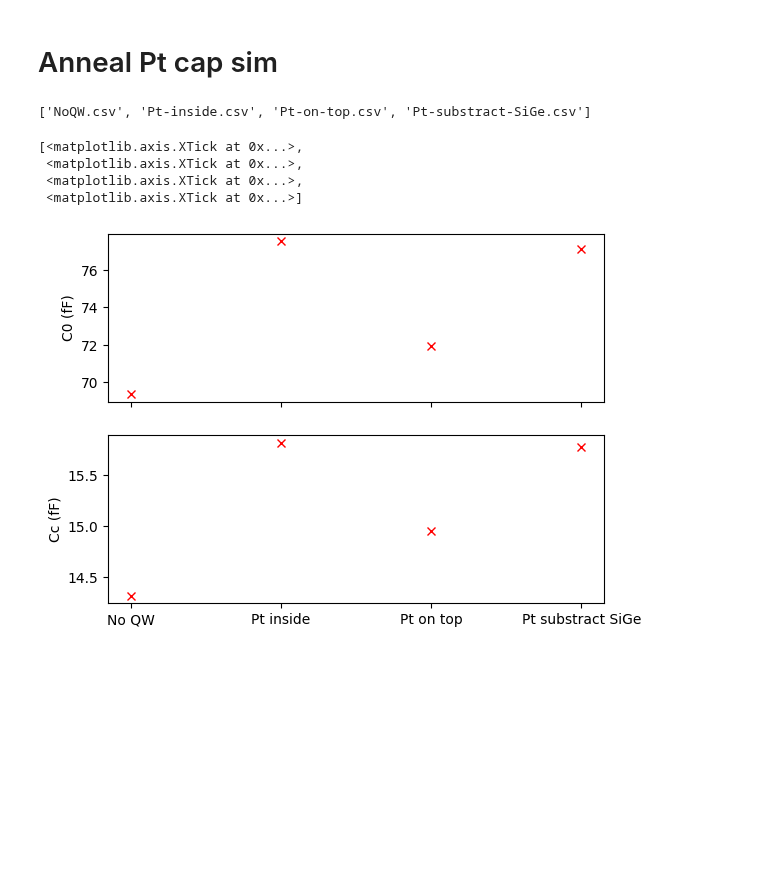
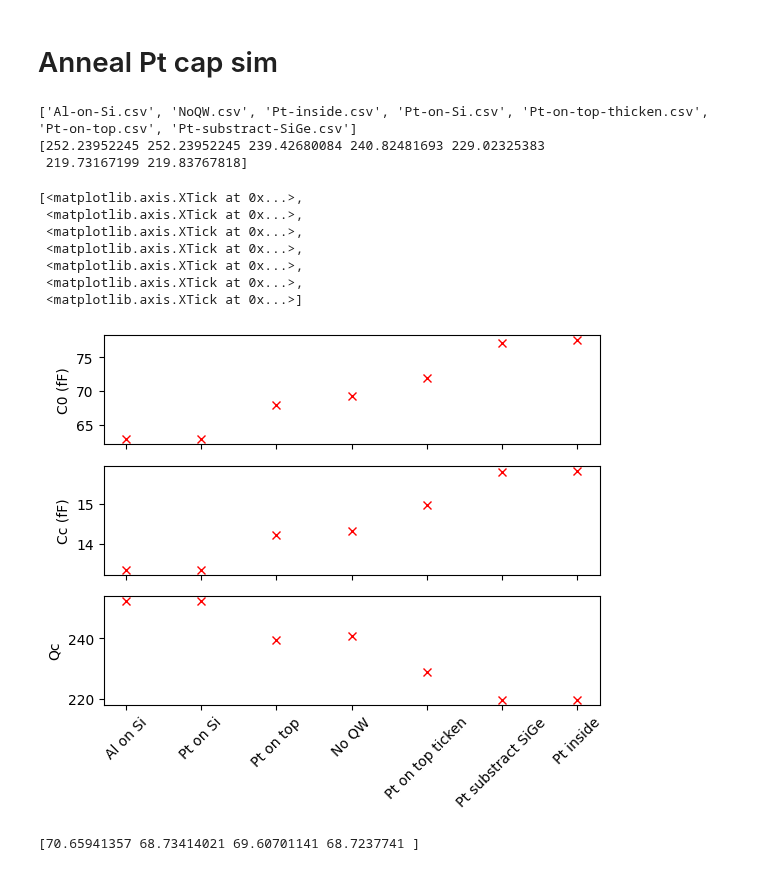
Before and after one commit to cbelo/resonators, a Jupyter notebook: 20240420-chips/simulation-plots.ipynb, the cells around one changed output. Cells and saved outputs as stored; diff of their text form; code cells hidden in the pictures; blank space fills up the shorter version.

```diff
--- a/20240420-chips/simulation-plots.ipynb
+++ b/20240420-chips/simulation-plots.ipynb
@@ -493,38 +493,59 @@ Text(0, 0.5, 'Frequency (GHz)')
 # %%
 import csv
 path = r'C:\Users\localadmin\Documents\Ansoft\Anneal-Pt-test'
 file_list_all = os.listdir(path)
 file_list = []
 for f in file_list_all:
     if f.endswith('.csv'):
         file_list.append(f)
 print(file_list)
 
 C0 = []
 Cc = []
 for f in file_list:
     with open(os.path.join(path, f), mode ='r') as file:
         csvFile = csv.reader(file)
         for i, row in enumerate(csvFile):
             if i == 0:
                 pass
             if i == 1:
                 C0.append(float(row[1]))
                 Cc.append(float(row[2]))
-C0 = np.array(C0)
-Cc = np.array(Cc)
-times = np.array(['1\'49', ])
+C0 = np.sort(-1*np.array(C0))
+Cc = np.sort(-1*np.array(Cc))
 fig, ax = plt.subplots(3,1)
-ax[0].plot(-1*C0, 'rx')
+ax[0].plot(C0, 'rx')
 ax[0].set_ylabel('C0 (fF)')
-ax[1].plot(-1*Cc, 'rx')
+ax[1].plot(Cc, 'rx')
 ax[1].set_ylabel('Cc (fF)')
 ax[0].set_xticks(ticks = range(len(C0)), labels = [])
-ax[1].set_xticks(ticks = range(len(C0)), labels = ['No QW', 'Pt inside', 'Pt on top', 'Pt substract SiGe'])
+ax[1].set_xticks(ticks = range(len(C0)), labels = [])
+
+# ax[1].set_xticks(ticks = range(len(C0)), labels = ['No QW', 'Pt inside', 'Pt on top', 'Pt substract SiGe'])
+
+fr = 5.4e9
+Qc = 1e15*(Cc + C0)/(2*np.pi*fr*50*Cc**2)
+print(Qc)
+ax[2].plot(Qc, 'rx')
+ax[2].set_ylabel('Qc')
+ax[2].set_xticks(ticks = range(len(C0)), labels =  ['Al on Si', 'Pt on Si', 'Pt on top',  'No QW',  'Pt on top ticken',    'Pt substract SiGe',  'Pt inside',   ], rotation = 45)
+
+#
 # %% [output]
-['NoQW.csv', 'Pt-inside.csv', 'Pt-on-top.csv', 'Pt-substract-SiGe.csv']
+['Al-on-Si.csv', 'NoQW.csv', 'Pt-inside.csv', 'Pt-on-Si.csv', 'Pt-on-top-thicken.csv', 'Pt-on-top.csv', 'Pt-substract-SiGe.csv']
+[252.23952245 252.23952245 239.42680084 240.82481693 229.02325383
+ 219.73167199 219.83767818]
 [<matplotlib.axis.XTick at 0x...>,
  <matplotlib.axis.XTick at 0x...>,
  <matplotlib.axis.XTick at 0x...>,
+ <matplotlib.axis.XTick at 0x...>,
+ <matplotlib.axis.XTick at 0x...>,
+ <matplotlib.axis.XTick at 0x...>,
  <matplotlib.axis.XTick at 0x...>]
-[figure, old version]
+[figure, new version]
+# %%
+Qi = 100
+Ql = 1/(1/Qc + 1/Qi)
+print(Ql)
+# %% [output]
+[70.65941357 68.73414021 69.60701141 68.7237741 ]
```
Also changed, not shown: parts of 2 cells of this notebook, 2 other files.
